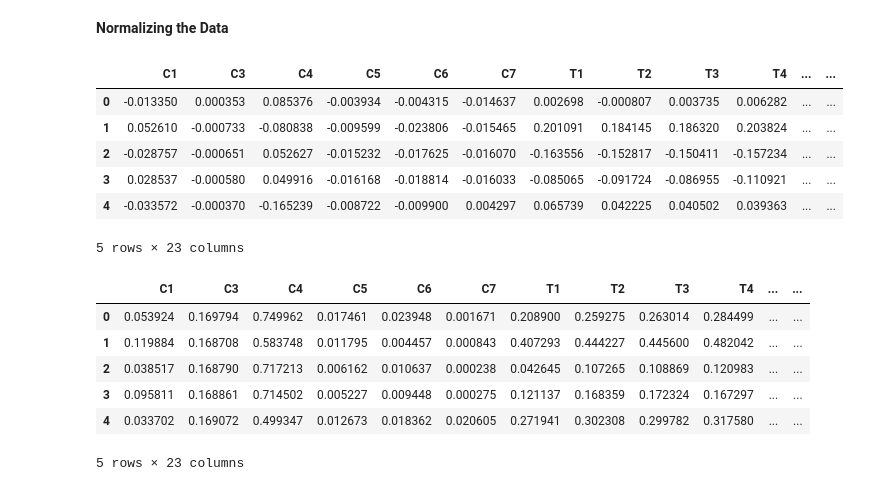
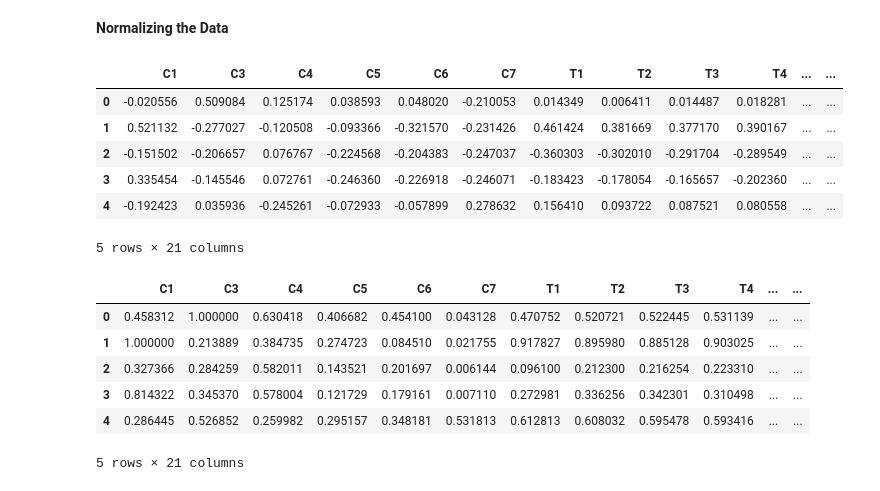
Before and after one commit to BA545-SP2019/2019-competition1-kerry-alex-and-mike, a Jupyter notebook: pipeline1/p1_minmax.ipynb, the cells around one changed output. Drawn from its saved outputs; the diff is of its cells as text; code cells hidden in the pictures.

```diff
--- a/pipeline1/p1_minmax.ipynb
+++ b/pipeline1/p1_minmax.ipynb
@@ -5,8 +5,7 @@
 import numpy as np
 import pandas as pd
 # %%
-# read the excel file
-# had to install the xlrd package to read the file
-dfx = pd.read_csv("csv_files/x.csv", index_col=0)
+# read the IQR excel file
+dfx = pd.read_csv("../csv_files/p1iqr.csv", index_col=0)
 dfx.head(10)
 # %% [output]
@@ -23,0 +35,3 @@ dfx.head(10)
+# %%
+dfx = dfx.drop(labels=['C2', 'C3p'], axis=1)
+dfx.head()
@@ -24,5 +45,4 @@ dfx.head(10)
 # %%
-for value in dfx.columns:
-    dfx.fillna(dfx.mean(), inplace=True)
+# checking for null values
 print(dfx.isnull().sum(axis=0).tolist())
 # %% [output]
@@ -90,12 +112,12 @@ dfy['Y2'] = dfy.apply(lambda row: Y2Func(row),axis=1)
 **Creating Control Variables**
 # %%
 # Define Positive EPS Dummy
-def C3pFunc(row):
-    if row['C3'] > 0:
-        return 1
-    return 0
+#def C3pFunc(row):
+    #if row['C3'] > 0:
+        #return 1
+    #return 0
 # add a new column with the values returned from the previous function
-dfx['C3p'] = dfx.apply(lambda row: C3pFunc(row),axis=1)
+#dfx['C3p'] = dfx.apply(lambda row: C3pFunc(row),axis=1)
 # %%
 # Define Share Overhang
 def C5pFunc(row):
@@ -191,24 +223,27 @@ def normalize(col):
     colnorm = (col - mean) / (high - low)
     return colnorm
 # %%
+# apply the function to the appropriate columns
 columns = ['C1', 'C3', 'C4', 'C5', 'C6', 'C7', 'T1', 'T2', 'T3', 'T4', 'T5',
-           'S1', 'S2', 'S3', 'C3p', 'C5p','C6p', 'LongSentences', 'RealWords', 'LongWords',
+           'S1', 'S2', 'S3', 'C5p', 'LongSentences', 'RealWords', 'LongWords',
            'PositiveWords', 'NegativeWords', 'UncertainWords']
 dfx_norm = pd.DataFrame()
 for column in columns:
     dfx_norm[column] = normalize(dfx[column])
 dfx_norm.head()
 # %% [output]
 |  | C1 | C3 | C4 | C5 | C6 | C7 | T1 | T2 | T3 | T4 | ... | ... |
-| 0 | -0.013350 | 0.000353 | 0.085376 | -0.003934 | -0.004315 | -0.014637 | 0.002698 | -0.000807 | 0.003735 | 0.006282 | ... | ... |
-| 1 | 0.052610 | -0.000733 | -0.080838 | -0.009599 | -0.023806 | -0.015465 | 0.201091 | 0.184145 | 0.186320 | 0.203824 | ... | ... |
-| 2 | -0.028757 | -0.000651 | 0.052627 | -0.015232 | -0.017625 | -0.016070 | -0.163556 | -0.152817 | -0.150411 | -0.157234 | ... | ... |
-| 3 | 0.028537 | -0.000580 | 0.049916 | -0.016168 | -0.018814 | -0.016033 | -0.085065 | -0.091724 | -0.086955 | -0.110921 | ... | ... |
-| 4 | -0.033572 | -0.000370 | -0.165239 | -0.008722 | -0.009900 | 0.004297 | 0.065739 | 0.042225 | 0.040502 | 0.039363 | ... | ... |
+| 0 | -0.020556 | 0.509084 | 0.125174 | 0.038593 | 0.048020 | -0.210053 | 0.014349 | 0.006411 | 0.014487 | 0.018281 | ... | ... |
+| 1 | 0.521132 | -0.277027 | -0.120508 | -0.093366 | -0.321570 | -0.231426 | 0.461424 | 0.381669 | 0.377170 | 0.390167 | ... | ... |
+| 2 | -0.151502 | -0.206657 | 0.076767 | -0.224568 | -0.204383 | -0.247037 | -0.360303 | -0.302010 | -0.291704 | -0.289549 | ... | ... |
+| 3 | 0.335454 | -0.145546 | 0.072761 | -0.246360 | -0.226918 | -0.246071 | -0.183423 | -0.178054 | -0.165657 | -0.202360 | ... | ... |
+| 4 | -0.192423 | 0.035936 | -0.245261 | -0.072933 | -0.057899 | 0.278632 | 0.156410 | 0.093722 | 0.087521 | 0.080558 | ... | ... |
-5 rows × 23 columns
+5 rows × 21 columns
 # %%
+# import the preprocessing package from sklearn
 from sklearn import preprocessing
 
+# scale all columns to have a range of 0-1
 x = dfx[columns].values
 scaler = preprocessing.MinMaxScaler()
 x_scaled = scaler.fit_transform(x)
@@ -216,9 +251,9 @@ dfx_scaled = pd.DataFrame(x_scaled,columns=columns)
 dfx_scaled.head()
 # %% [output]
 |  | C1 | C3 | C4 | C5 | C6 | C7 | T1 | T2 | T3 | T4 | ... | ... |
-| 0 | 0.053924 | 0.169794 | 0.749962 | 0.017461 | 0.023948 | 0.001671 | 0.208900 | 0.259275 | 0.263014 | 0.284499 | ... | ... |
-| 1 | 0.119884 | 0.168708 | 0.583748 | 0.011795 | 0.004457 | 0.000843 | 0.407293 | 0.444227 | 0.445600 | 0.482042 | ... | ... |
-| 2 | 0.038517 | 0.168790 | 0.717213 | 0.006162 | 0.010637 | 0.000238 | 0.042645 | 0.107265 | 0.108869 | 0.120983 | ... | ... |
-| 3 | 0.095811 | 0.168861 | 0.714502 | 0.005227 | 0.009448 | 0.000275 | 0.121137 | 0.168359 | 0.172324 | 0.167297 | ... | ... |
-| 4 | 0.033702 | 0.169072 | 0.499347 | 0.012673 | 0.018362 | 0.020605 | 0.271941 | 0.302308 | 0.299782 | 0.317580 | ... | ... |
+| 0 | 0.458312 | 1.000000 | 0.630418 | 0.406682 | 0.454100 | 0.043128 | 0.470752 | 0.520721 | 0.522445 | 0.531139 | ... | ... |
+| 1 | 1.000000 | 0.213889 | 0.384735 | 0.274723 | 0.084510 | 0.021755 | 0.917827 | 0.895980 | 0.885128 | 0.903025 | ... | ... |
+| 2 | 0.327366 | 0.284259 | 0.582011 | 0.143521 | 0.201697 | 0.006144 | 0.096100 | 0.212300 | 0.216254 | 0.223310 | ... | ... |
+| 3 | 0.814322 | 0.345370 | 0.578004 | 0.121729 | 0.179161 | 0.007110 | 0.272981 | 0.336256 | 0.342301 | 0.310498 | ... | ... |
+| 4 | 0.286445 | 0.526852 | 0.259982 | 0.295157 | 0.348181 | 0.531813 | 0.612813 | 0.608032 | 0.595478 | 0.593416 | ... | ... |
-5 rows × 23 columns
+5 rows × 21 columns
```
Also changed, not shown: parts of 18 cells of this notebook.
